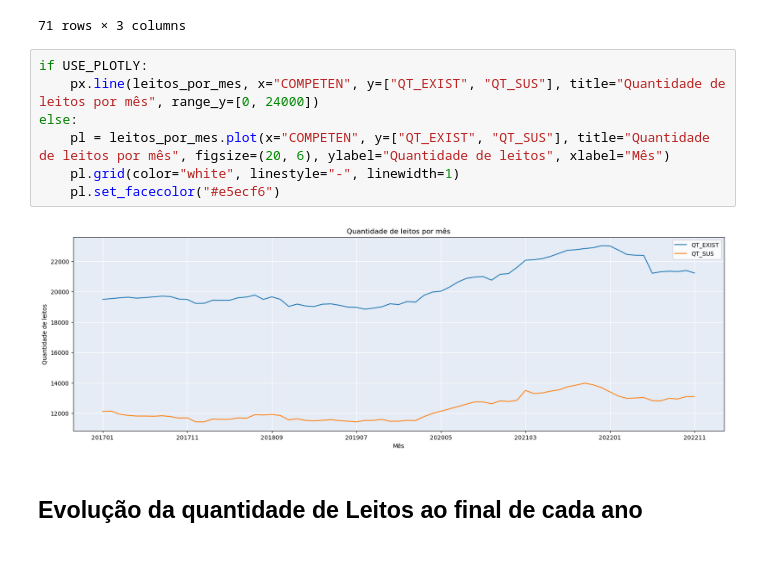
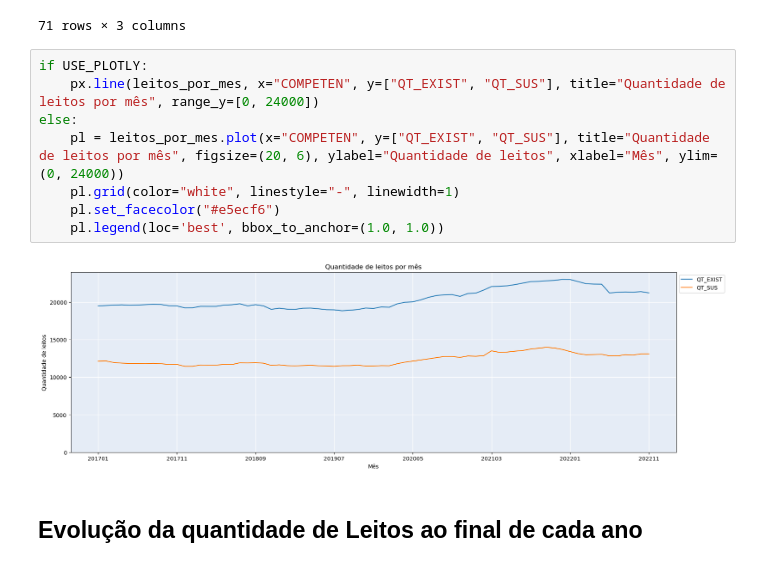
Before and after one commit to brunoconterato/go-capacidade-hospitalar, a Jupyter notebook: eda.ipynb, the cells around one changed output. Drawn from its saved outputs; the diff is of its cells as text.

Commit message:
refact: anchor legend outside graphs and y limits

```diff
--- a/eda.ipynb
+++ b/eda.ipynb
@@ -250,12 +255,13 @@ leitos_por_mes
 # %%
 if USE_PLOTLY:
     px.line(leitos_por_mes, x="COMPETEN", y=["QT_EXIST", "QT_SUS"], title="Quantidade de leitos por mês", range_y=[0, 24000])
 else:
-    pl = leitos_por_mes.plot(x="COMPETEN", y=["QT_EXIST", "QT_SUS"], title="Quantidade de leitos por mês", figsize=(20, 6), ylabel="Quantidade de leitos", xlabel="Mês")
+    pl = leitos_por_mes.plot(x="COMPETEN", y=["QT_EXIST", "QT_SUS"], title="Quantidade de leitos por mês", figsize=(20, 6), ylabel="Quantidade de leitos", xlabel="Mês", ylim=(0, 24000))
     pl.grid(color="white", linestyle="-", linewidth=1)
     pl.set_facecolor("#e5ecf6")
+    pl.legend(loc='best', bbox_to_anchor=(1.0, 1.0))
 # %% [output]
-[figure, old version]
+[figure, new version]
 # %% [markdown]
 ## Evolução da quantidade de Leitos ao final de cada ano
 # %%
```
Also changed, not shown: parts of 12 cells of this notebook.
